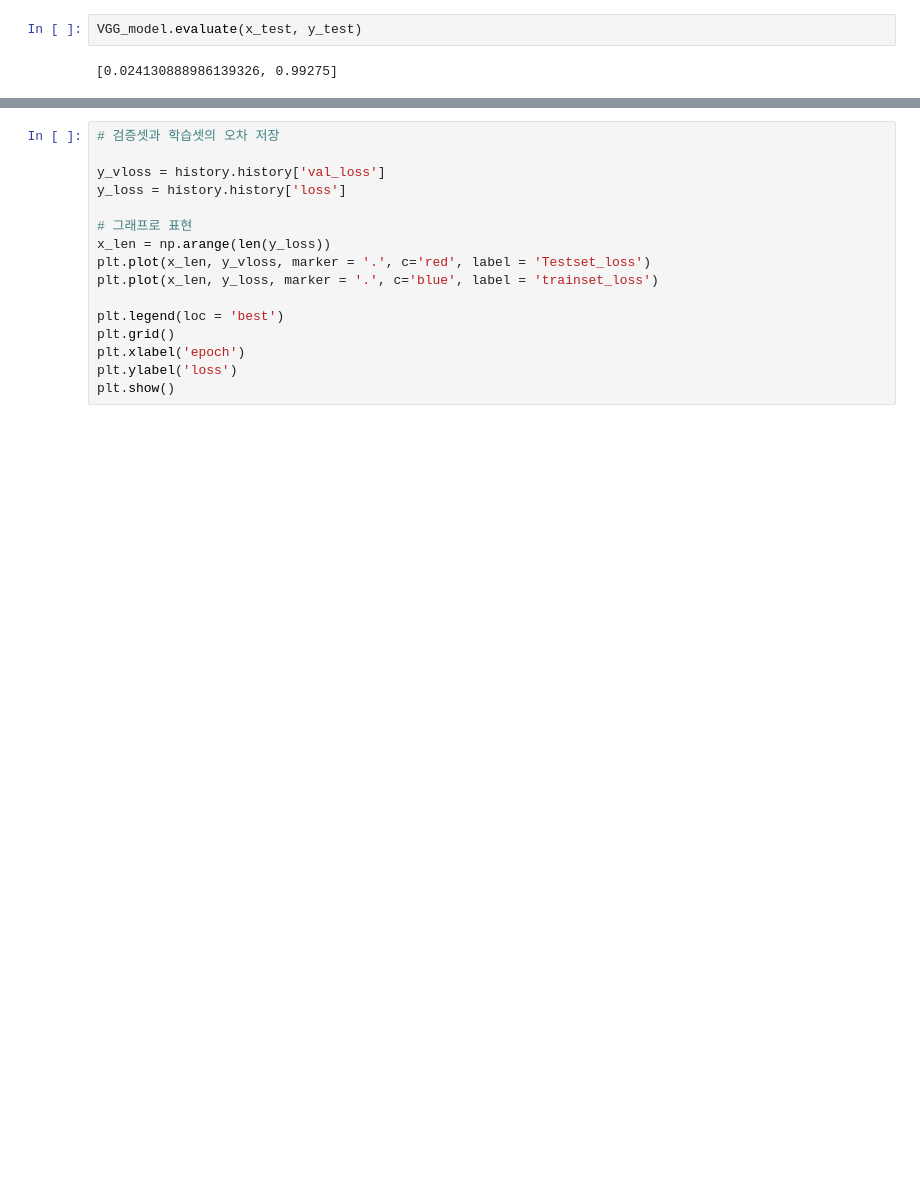
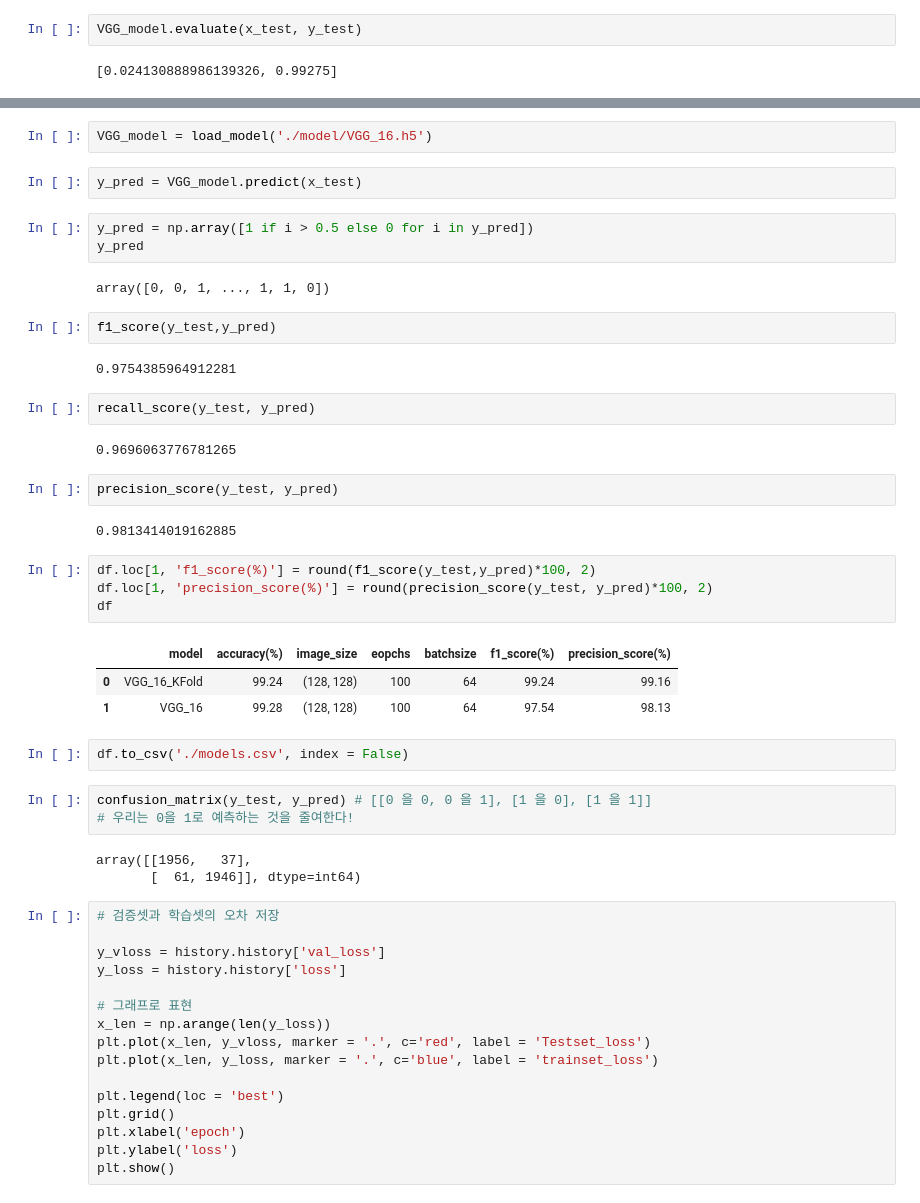
Before and after one commit to seonhong416/SeSAC_Semi_Project, a Jupyter notebook: VGG16.ipynb, the cells around one changed output, grey strips where cells are left out. Saved outputs shown, nothing was run; the diff lists cells and outputs as text; blank space fills up the shorter version.

```diff
--- a/VGG16.ipynb
+++ b/VGG16.ipynb
@@ -238,3 +246,40 @@ VGG_model.evaluate(x_test, y_test)
+# %%
+VGG_model = load_model('./model/VGG_16.h5')
+# %%
+y_pred = VGG_model.predict(x_test)
+# %%
+y_pred = np.array([1 if i > 0.5 else 0 for i in y_pred])
+y_pred
+# %% [output]
+array([0, 0, 1, ..., 1, 1, 0])
+# %%
+f1_score(y_test,y_pred)
+# %% [output]
+0.9754385964912281
+# %%
+recall_score(y_test, y_pred)
+# %% [output]
+0.9696063776781265
+# %%
+precision_score(y_test, y_pred)
+# %% [output]
+0.9813414019162885
+# %%
+df.loc[1, 'f1_score(%)'] = round(f1_score(y_test,y_pred)*100, 2)
+df.loc[1, 'precision_score(%)'] = round(precision_score(y_test, y_pred)*100, 2)
+df
+# %% [output]
+|  | model | accuracy(%) | image_size | eopchs | batchsize | f1_score(%) | precision_score(%) |
+| 0 | VGG_16_KFold | 99.24 | (128, 128) | 100 | 64 | 99.24 | 99.16 |
+| 1 | VGG_16 | 99.28 | (128, 128) | 100 | 64 | 97.54 | 98.13 |
+# %%
+df.to_csv('./models.csv', index = False)
+# %%
+confusion_matrix(y_test, y_pred) # [[0 을 0, 0 을 1], [1 을 0], [1 을 1]]
+# 우리는 0을 1로 예측하는 것을 줄여한다!
+# %% [output]
+array([[1956,   37],
+       [  61, 1946]], dtype=int64)
 # %%
 # 검증셋과 학습셋의 오차 저장
 
```
Also changed, not shown: parts of 11 cells of this notebook, 4 other files.
